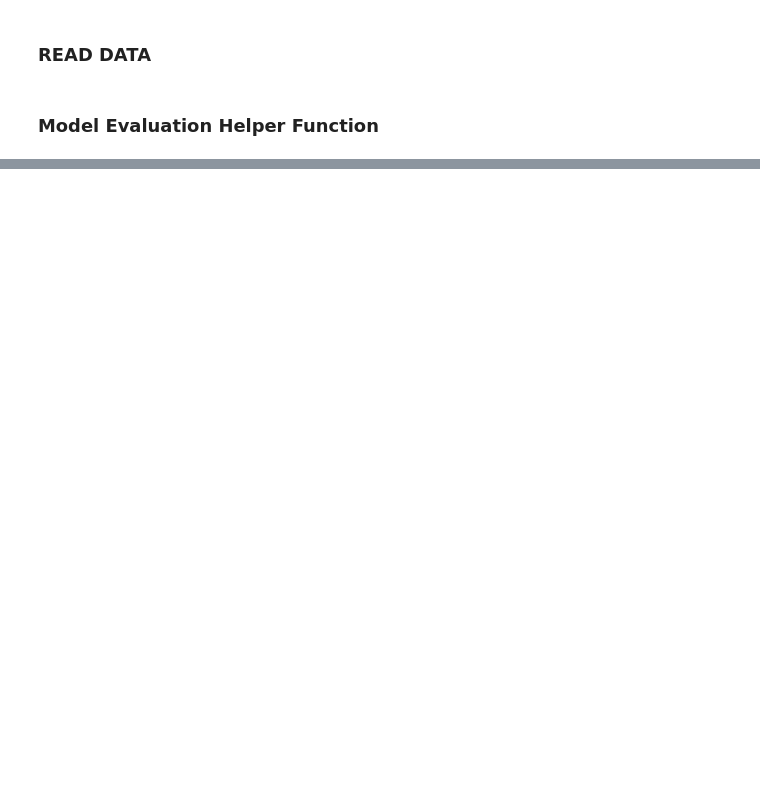
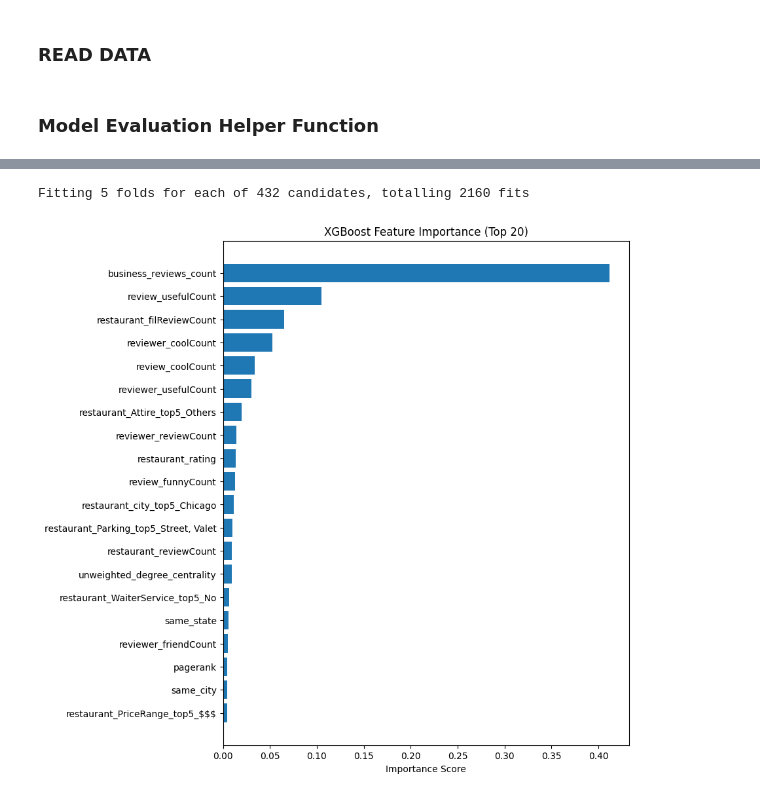
Before and after one commit to ginxaij/BT4012-Project, a Jupyter notebook: models_evaluation.ipynb, the cells around one changed output, grey strips where cells are left out. Cells and saved outputs as stored; diff of their text form; code cells hidden in the pictures; blank space fills up the shorter version.

Commit message:
Combined Models with evaluation
Conducted grid search with stratified cross validation for each model, saving the best performing models and then evaluating them on the test data.

```diff
--- a/models_evaluation.ipynb
+++ b/models_evaluation.ipynb
@@ -92,59 +100,64 @@ all_results.append(logreg_result)
 # %%
-# Model A (NO EARLY STOPPING) for CV
-xgb_cv = XGBClassifier(
-    n_estimators=500,
-    max_depth=6,
-    learning_rate=0.03,
-    subsample=0.8,
-    colsample_bytree=0.8,
+xgb_base = XGBClassifier(
     eval_metric="logloss",
-    n_jobs=-1
+    n_jobs=-1,
+    tree_method="hist"
 )
 
-# Generate cross-validation predictions
-xgb_cv_pred = cross_val_predict(
-    xgb_cv, X_train, y_train,
-    cv=cv, method="predict_proba"
-)[:, 1]
+# Parameter grid
+xgb_params = {
+    "n_estimators": [300, 500],
+    "max_depth": [4, 6, 8],
+    "learning_rate": [0.05, 0.03],
+    "subsample": [0.7, 0.8],
+    "colsample_bytree": [0.7, 0.8],
+    "reg_alpha": [0, 0.1, 0.5],
+    "reg_lambda": [1, 2, 5]
+}
 
-
-# Model B (WITH early stopping) for final test evaluation
-xgb = XGBClassifier(
-    n_estimators=500,
-    max_depth=6,
-    learning_rate=0.03,
-    subsample=0.8,
-    colsample_bytree=0.8,
-    eval_metric="logloss",
-    early_stopping_rounds=30,
-    n_jobs=-1
+# Grid search
+xgb_grid = GridSearchCV(
+    estimator=xgb_base,
+    param_grid=xgb_params,
+    scoring="roc_auc",
+    cv=cv,
+    n_jobs=-1,
+    verbose=1
 )
 
-xgb.fit(
-    X_train, y_train,
-    eval_set=[(X_test, y_test)],
-    verbose=False
+# Fit grid search on training data
+xgb_grid.fit(X_train, y_train)
+
+# Best model (refit=True by default)
+best_xgb = xgb_grid.best_estimator_
+
+# Predict on test data
+y_prob_xgb = best_xgb.predict_proba(X_test)[:, 1]
+
+# Evaluate model
+xgb_result = evaluate_model(
+    "XGBoost (GridSearchCV + Regularisation)",
+    y_test, y_prob_xgb
 )
 
-y_prob_xgb = xgb.predict_proba(X_test)[:, 1]
+xgb_result["Best Params"] = xgb_grid.best_params_
+xgb_result["CV ROC-AUC"] = xgb_grid.best_score_
 
-xgb_result = evaluate_model("XGBoost (CV + ES)", y_test, y_prob_xgb)
-xgb_result["CV ROC-AUC"] = roc_auc_score(y_train, xgb_cv_pred)
-
-all_results.append(xgb_result)
-
-xgb_importance = xgb.feature_importances_
-
+# Feature importance
+xgb_importance = best_xgb.feature_importances_
 feat_imp_df = pd.DataFrame({
     "feature": X_train.columns,
     "importance": xgb_importance
 }).sort_values("importance", ascending=False)
 
-# Escape $ to avoid LaTeX rendering errors
 feat_imp_df["feature"] = feat_imp_df["feature"].str.replace("$", "\\$")
 
 plt.figure(figsize=(8, 10))
 plt.barh(feat_imp_df.head(20)["feature"], feat_imp_df.head(20)["importance"])
 plt.gca().invert_yaxis()
 plt.title("XGBoost Feature Importance (Top 20)")
+plt.xlabel("Importance Score")
 plt.show()
+# %% [output]
+Fitting 5 folds for each of 432 candidates, totalling 2160 fits
+[figure, added]
```
Also changed, not shown: parts of 19 cells of this notebook, 4 other files.
